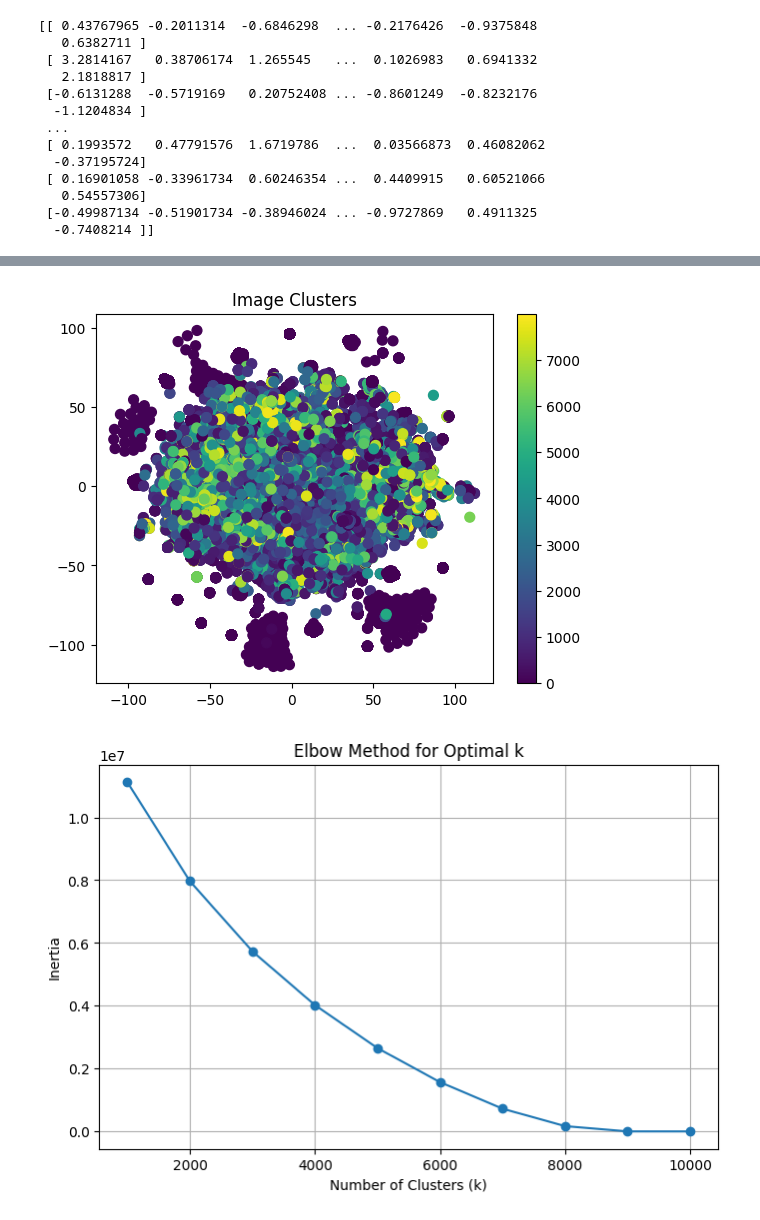
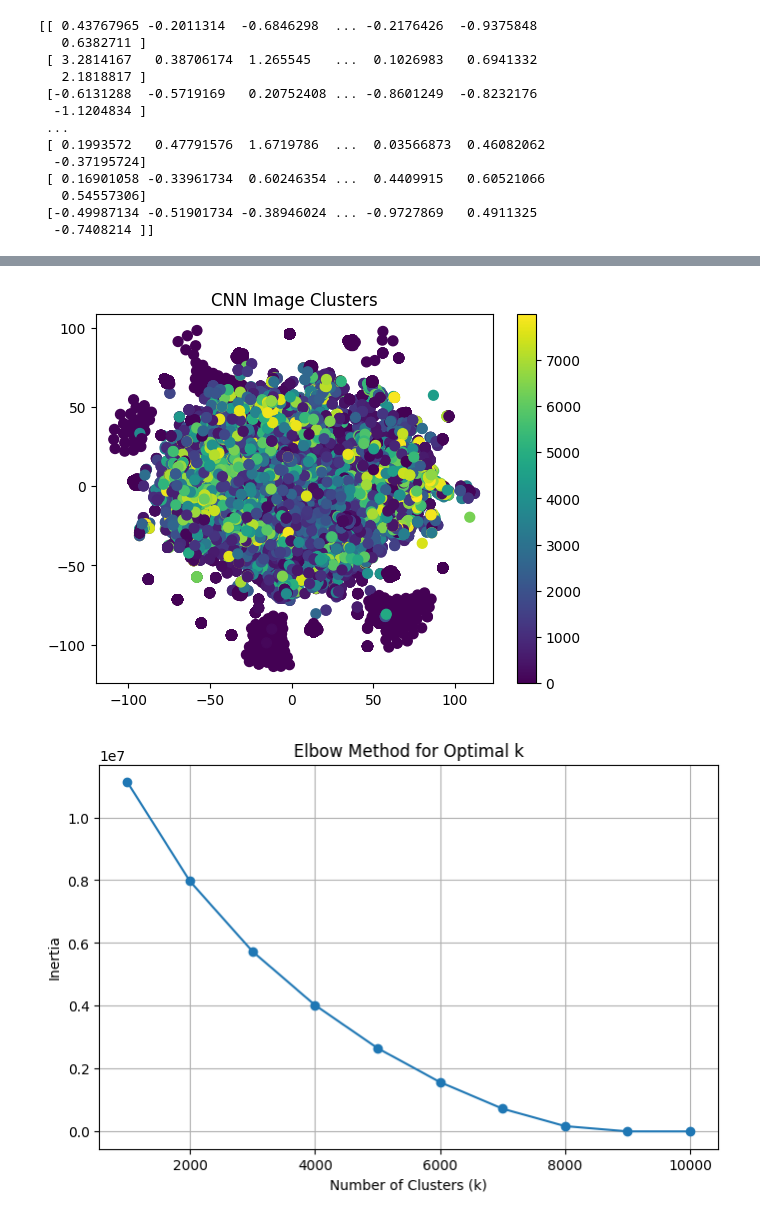
Before and after one commit to vaughankraska/social_data_mining, a Jupyter notebook: src/sdm/lab_scripts/image_analysis/part_1.ipynb, the cells around one changed output, grey strips where cells are left out. Drawn from its saved outputs; the diff is of its cells as text; code cells hidden in the pictures.

```diff
--- a/src/sdm/lab_scripts/image_analysis/part_1.ipynb
+++ b/src/sdm/lab_scripts/image_analysis/part_1.ipynb
@@ -477,17 +477,17 @@ from sklearn.manifold import TSNE
 # %%
 tsne = TSNE(n_components=2, random_state=42)
 embeddings_2d = tsne.fit_transform(embeddings_scaled)
 
 # Plot clusters
 plt.scatter(
     embeddings_2d[:, 0], embeddings_2d[:, 1],
     c=valid_img_df['cluster'], cmap='viridis', s=50
 )
 plt.colorbar()
-plt.title("Image Clusters")
+plt.title("CNN Image Clusters")
 plt.show()
 # %% [output]
-[figure, old version]
+[figure, new version]
 # %%
 k_values = range(1000, 10001, 1000)
 
```
Also changed, not shown: parts of 3 cells of this notebook.
